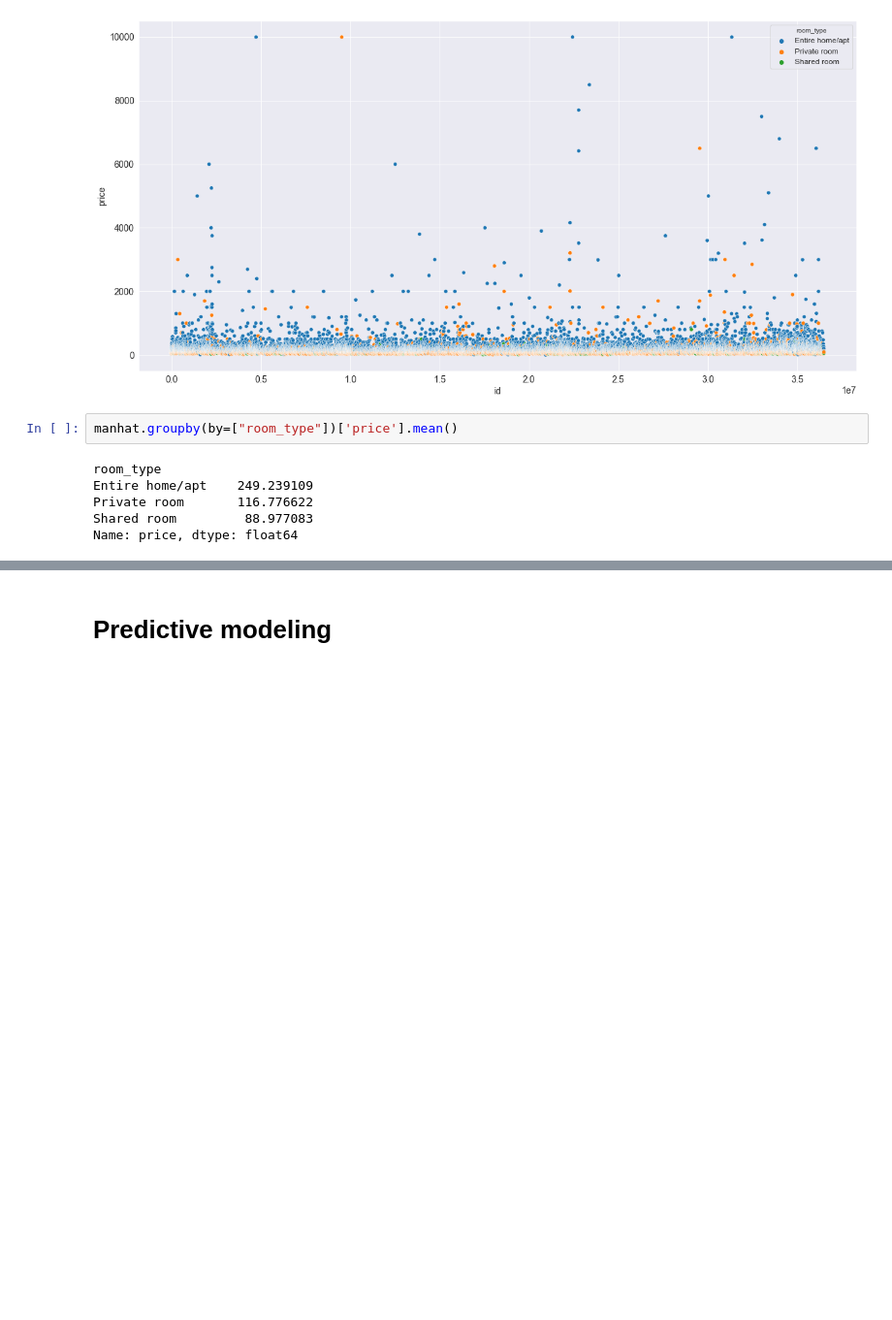
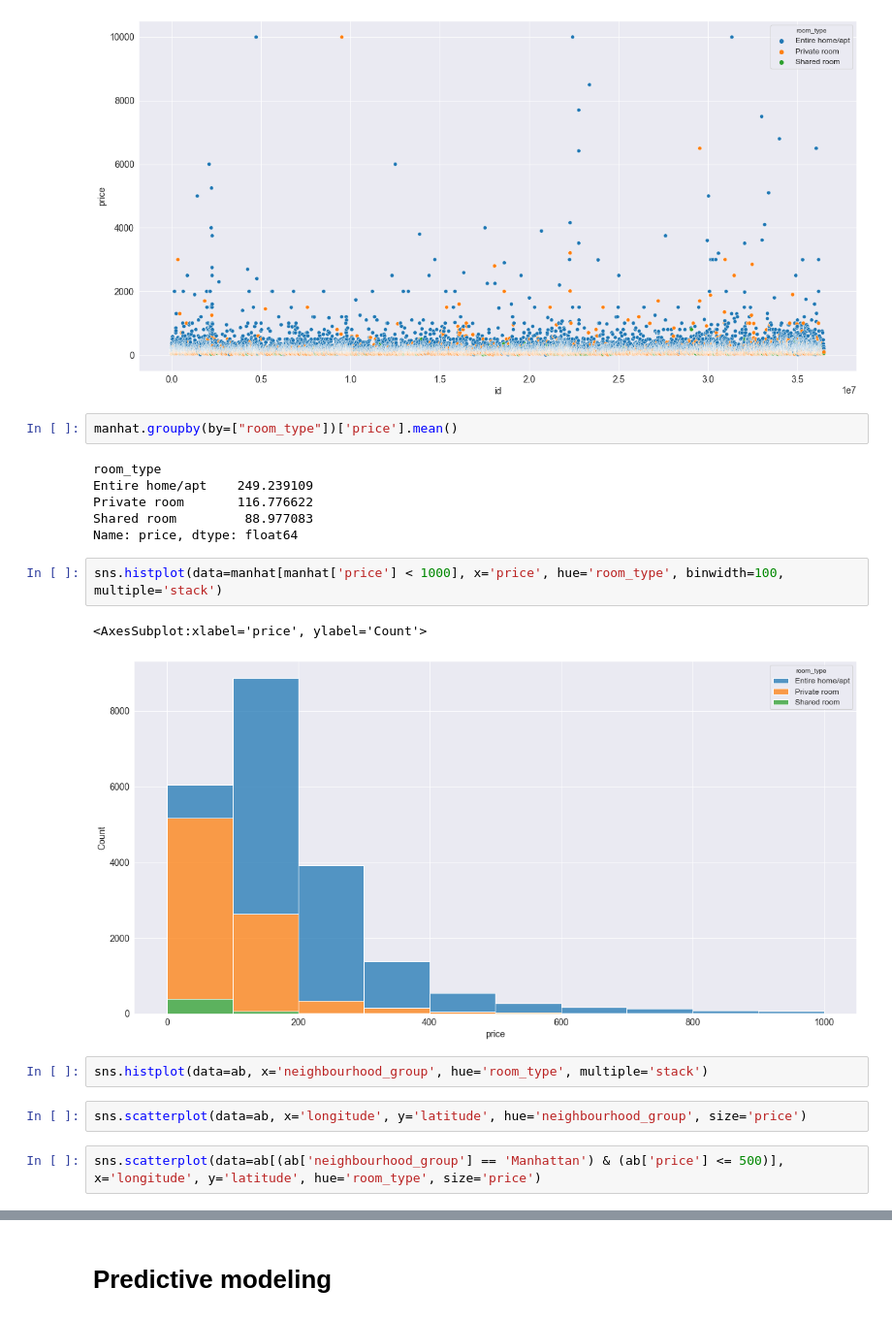
Before and after one commit to Beomus/datathon, a Jupyter notebook: nyc_airbnb/ny_airbnb.ipynb, the cells around one changed output, grey strips where cells are left out. Shown at 97% size. Cells and saved outputs as stored; diff of their text form; blank space fills up the shorter version.

```diff
--- a/nyc_airbnb/ny_airbnb.ipynb
+++ b/nyc_airbnb/ny_airbnb.ipynb
@@ -150,3 +150,14 @@ Entire home/apt    249.239109
 Private room       116.776622
 Shared room         88.977083
 Name: price, dtype: float64
+# %%
+sns.histplot(data=manhat[manhat['price'] < 1000], x='price', hue='room_type', binwidth=100, multiple='stack')
+# %% [output]
+<AxesSubplot:xlabel='price', ylabel='Count'>
+[figure, added]
+# %%
+sns.histplot(data=ab, x='neighbourhood_group', hue='room_type', multiple='stack')
+# %%
+sns.scatterplot(data=ab, x='longitude', y='latitude', hue='neighbourhood_group', size='price')
+# %%
+sns.scatterplot(data=ab[(ab['neighbourhood_group'] == 'Manhattan') & (ab['price'] <= 500)], x='longitude', y='latitude', hue='room_type', size='price')
```
Also changed, not shown: parts of 42 cells of this notebook.
